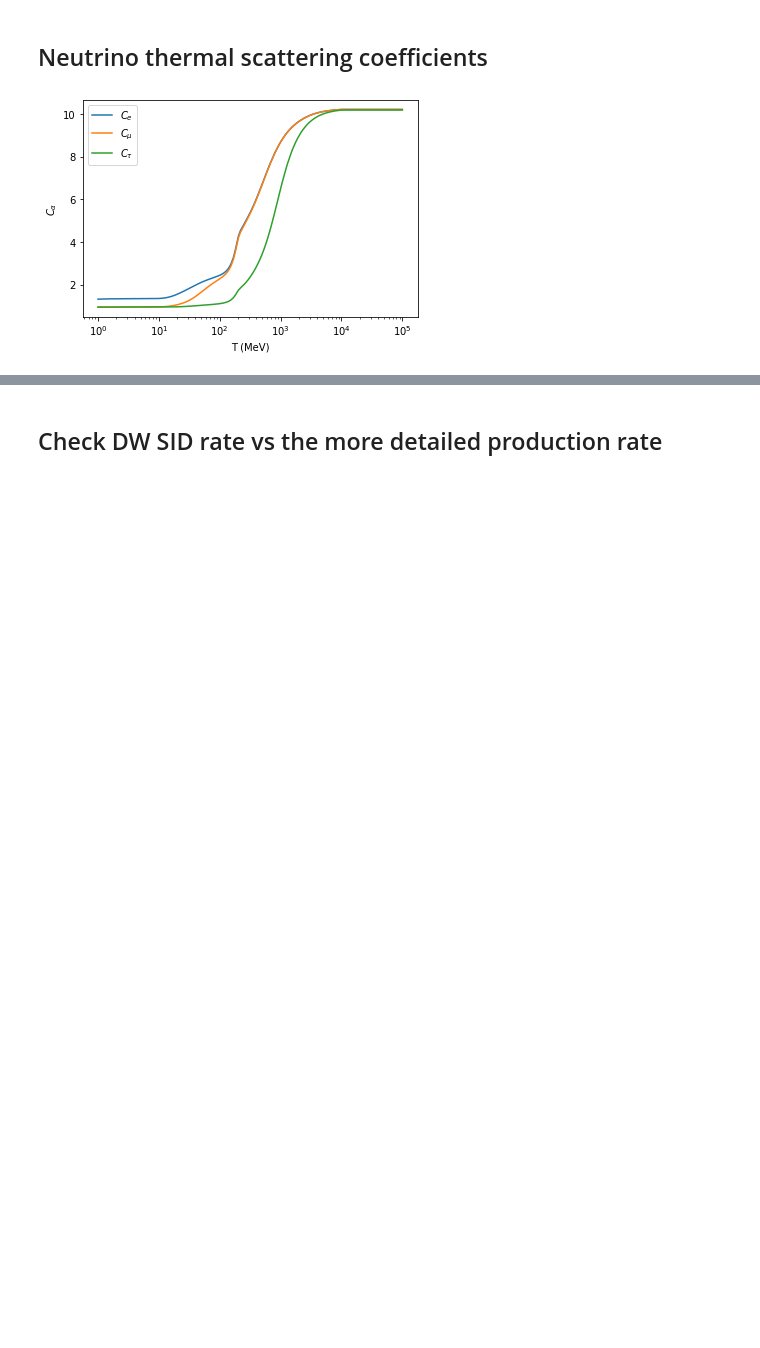
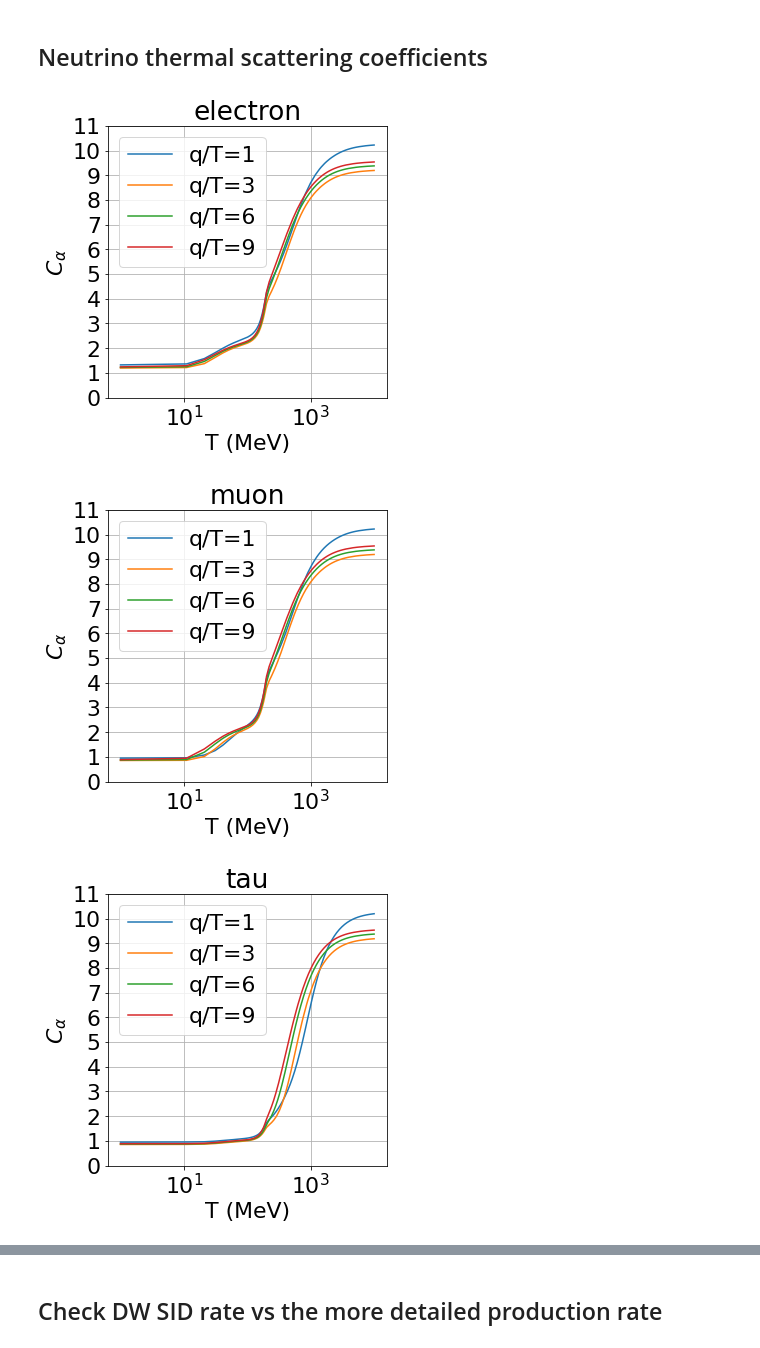
Before and after one commit to JakeSpisak/Sterile-Neutrinos, a Jupyter notebook: analysis.ipynb, the cells around one changed output, grey strips where cells are left out. Saved outputs shown, nothing was run; the diff lists cells and outputs as text; code cells hidden in the pictures; blank space fills up the shorter version.

```diff
--- a/analysis.ipynb
+++ b/analysis.ipynb
@@ -312,14 +646,36 @@ plt.show()
 # %% [markdown]
 ## Neutrino thermal scattering coefficients
 # %%
+# Compare to figure 1 and 2 here: http://www.laine.itp.unibe.ch/neutrino-rate/imSigma.pdf
+
+T_domain = np.linspace(1, 10**4, 10**3)
+for flavor in ['electron', 'muon', 'tau']:
+    plt.figure(figsize=(5,5))
+    for qoverT in [1, 3, 6, 9]:
+        plt.semilogx(T_domain, ec.scattering_coeffs_1Mev_to_5_GeV(T_domain, qoverT*T_domain, flavor), label='q/T={}'.format(qoverT))
+    plt.ylabel(r"$C_\alpha$")
+    plt.xlabel("T (MeV)")
+    plt.title(flavor)
+    #plt.xticks(np.logspace(min(np.log10(T_domain)), max(np.log10(T_domain)), 5))
+    plt.yticks(np.arange(0, 12, 1))
+    plt.grid()
+    plt.legend()
+    plt.show()
+
 # Compare to figure 10 in Dodelson-Widrow production of sterile neutrino DM with non-trivial initial abundance
 
-plt.semilogx(np.logspace(0, 5, 300), ec.scattering_coeffs(np.logspace(0, 5, 300), 'electron'), label=r'$C_e$')
-plt.semilogx(np.logspace(0, 5, 300), ec.scattering_coeffs(np.logspace(0, 5, 300), 'muon'), label=r'$C_{\mu}$')
-plt.semilogx(np.logspace(0, 5, 300), ec.scattering_coeffs(np.logspace(0, 5, 300), 'tau'), label=r'$C_{\tau}$')
+plt.figure(figsize=(7,7))
+qoverT = 6
+for flavor in ['electron', 'muon', 'tau']:
+    plt.semilogx(T_domain, ec.scattering_coeffs_1Mev_to_5_GeV(T_domain, qoverT*T_domain, flavor), label=flavor)
 plt.ylabel(r"$C_\alpha$")
 plt.xlabel("T (MeV)")
+plt.xticks(10**np.arange(0, 5, 1))
+plt.yticks(np.arange(0, 12, 1))
+plt.grid()
 plt.legend()
 plt.show()
 # %% [output]
-[figure, old version]
+[figure, new version]
+[figure, added]
+[figure, added]
```
Also changed, not shown: parts of 45 cells of this notebook, 2 other files.
